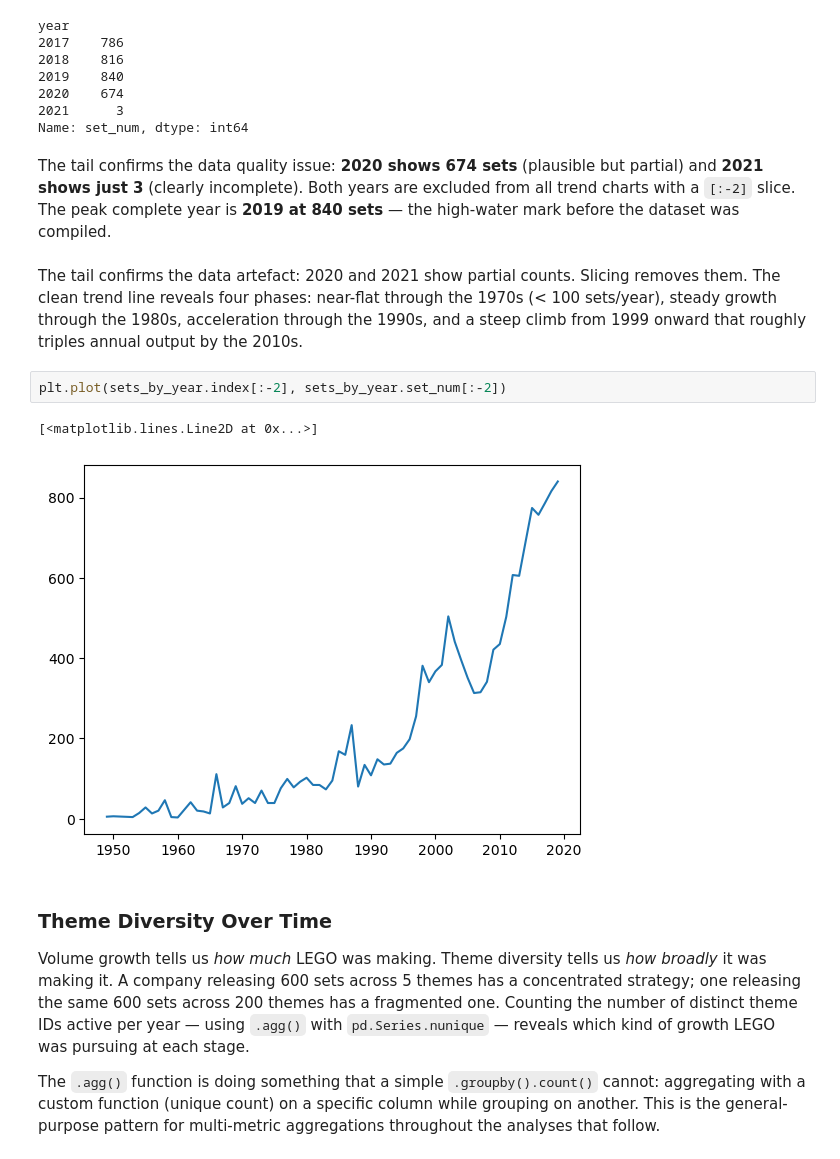
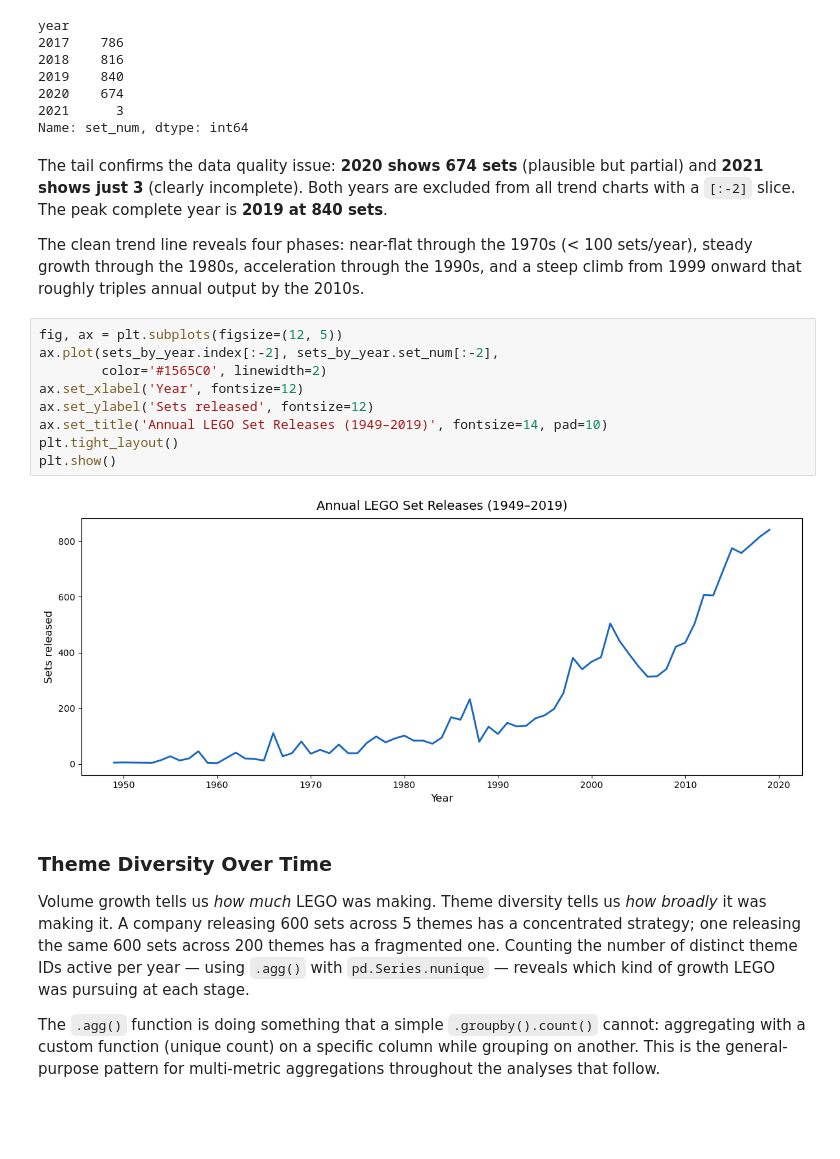
Before and after one commit to xavier-oc-programming/lego-dataset-analysis, a Jupyter notebook: notebooks/analysis/lego_analysis.ipynb, the cells around one changed output. Cells and saved outputs as stored; diff of their text form; blank space fills up the shorter version.

```diff
--- a/notebooks/analysis/lego_analysis.ipynb
+++ b/notebooks/analysis/lego_analysis.ipynb
@@ -165,14 +165,20 @@ year
 2021      3
 Name: set_num, dtype: int64
 # %% [markdown]
-The tail confirms the data quality issue: **2020 shows 674 sets** (plausible but partial) and **2021 shows just 3** (clearly incomplete). Both years are excluded from all trend charts with a `[:-2]` slice. The peak complete year is **2019 at 840 sets** — the high-water mark before the dataset was compiled.
+The tail confirms the data quality issue: **2020 shows 674 sets** (plausible but partial) and **2021 shows just 3** (clearly incomplete). Both years are excluded from all trend charts with a `[:-2]` slice. The peak complete year is **2019 at 840 sets**.
+
+The clean trend line reveals four phases: near-flat through the 1970s (< 100 sets/year), steady growth through the 1980s, acceleration through the 1990s, and a steep climb from 1999 onward that roughly triples annual output by the 2010s.
-# %% [markdown]
-The tail confirms the data artefact: 2020 and 2021 show partial counts. Slicing removes them. The clean trend line reveals four phases: near-flat through the 1970s (< 100 sets/year), steady growth through the 1980s, acceleration through the 1990s, and a steep climb from 1999 onward that roughly triples annual output by the 2010s.
-# %%
-plt.plot(sets_by_year.index[:-2], sets_by_year.set_num[:-2])
-# %% [output]
-[<matplotlib.lines.Line2D at 0x...>]
-[figure, removed]
+# %%
+fig, ax = plt.subplots(figsize=(12, 5))
+ax.plot(sets_by_year.index[:-2], sets_by_year.set_num[:-2],
+        color='#1565C0', linewidth=2)
+ax.set_xlabel('Year', fontsize=12)
+ax.set_ylabel('Sets released', fontsize=12)
+ax.set_title('Annual LEGO Set Releases (1949–2019)', fontsize=14, pad=10)
+plt.tight_layout()
+plt.show()
+# %% [output]
+[figure, added]
 # %% [markdown]
 ### Theme Diversity Over Time
 
```
Also changed, not shown: parts of 10 cells of this notebook, 1 other file.
